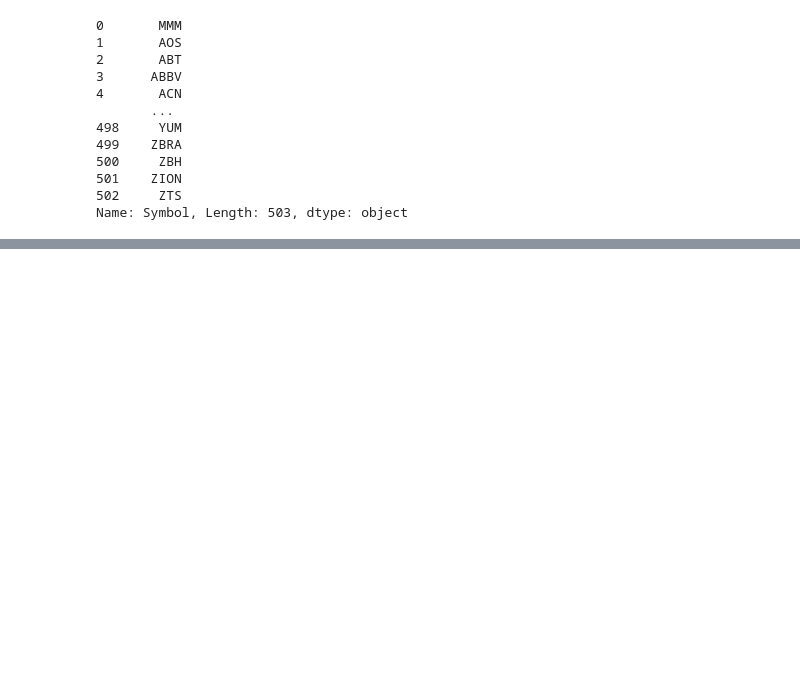
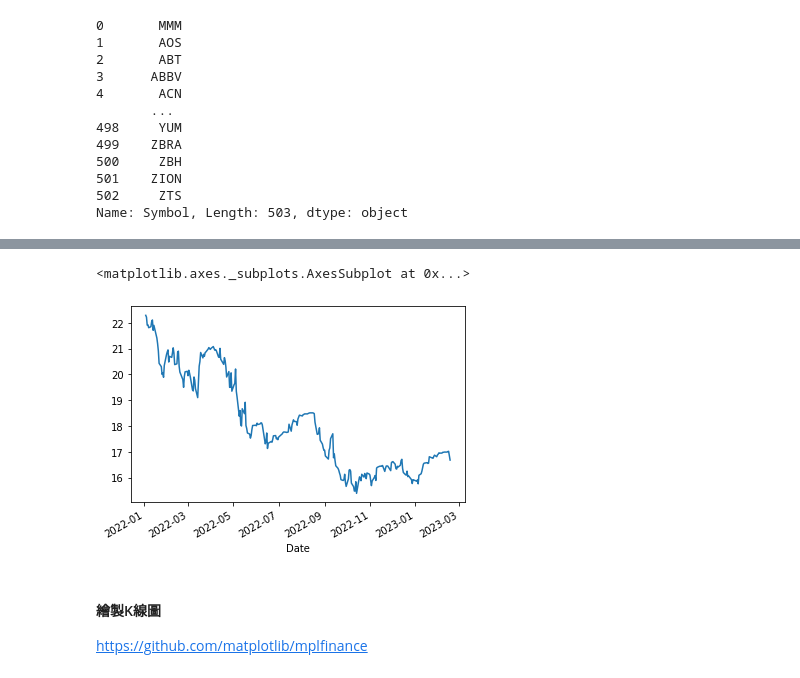
Before and after one commit to JYRUS19/20230205-Python, a Jupyter notebook: 20230219.ipynb, the cells around one changed output, grey strips where cells are left out. Saved outputs shown, nothing was run; the diff lists cells and outputs as text; code cells hidden in the pictures; blank space fills up the shorter version.

```diff
--- a/20230219.ipynb
+++ b/20230219.ipynb
@@ -710,0 +880,10 @@ SP500 = pd.read_html(url)[0].Symbol
+# %%
+#顯示2022年到線現在
+df['2022':].Close.plot()
+# %% [output]
+<matplotlib.axes._subplots.AxesSubplot at 0x...>
+[figure, added]
+# %% [markdown]
+#### 繪製K線圖
+
+https://github.com/matplotlib/mplfinance
```
Also changed, not shown: parts of 24 cells of this notebook.
